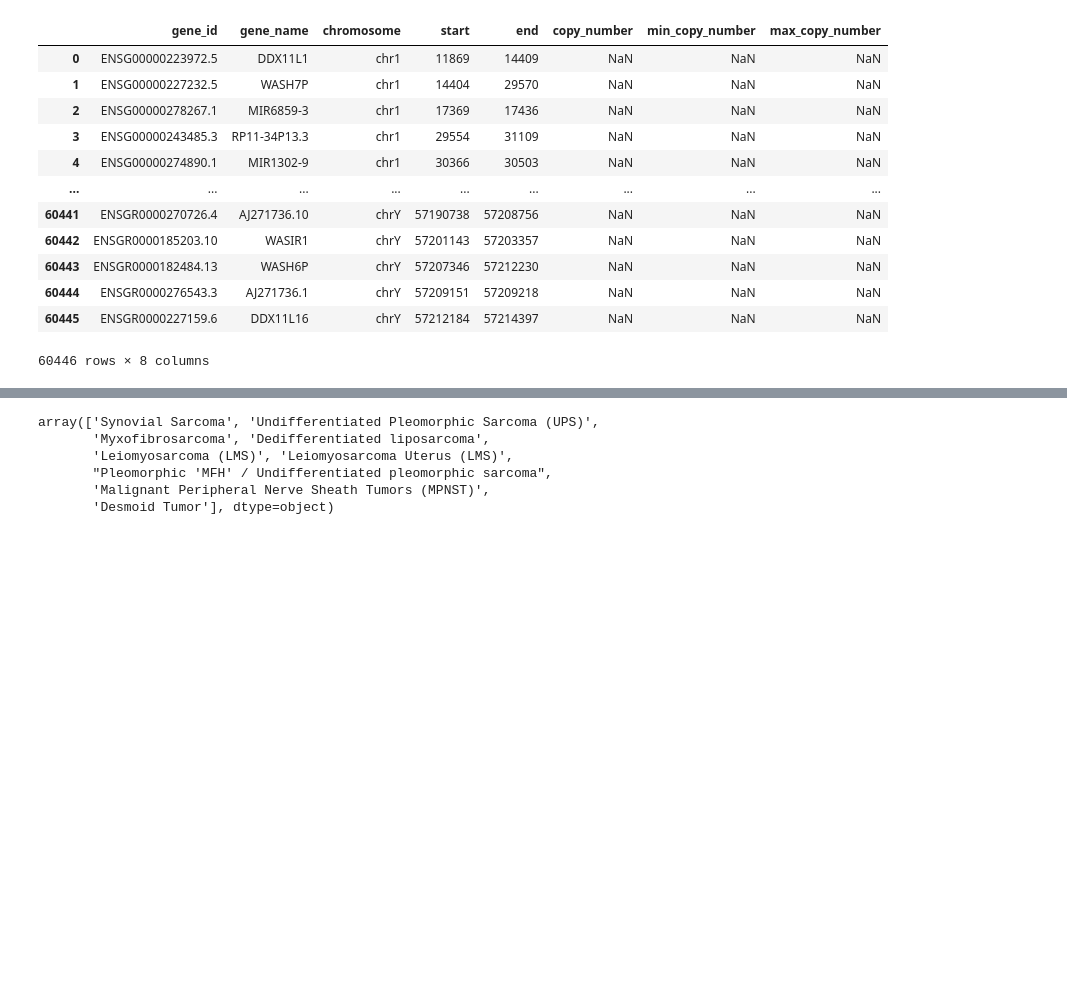
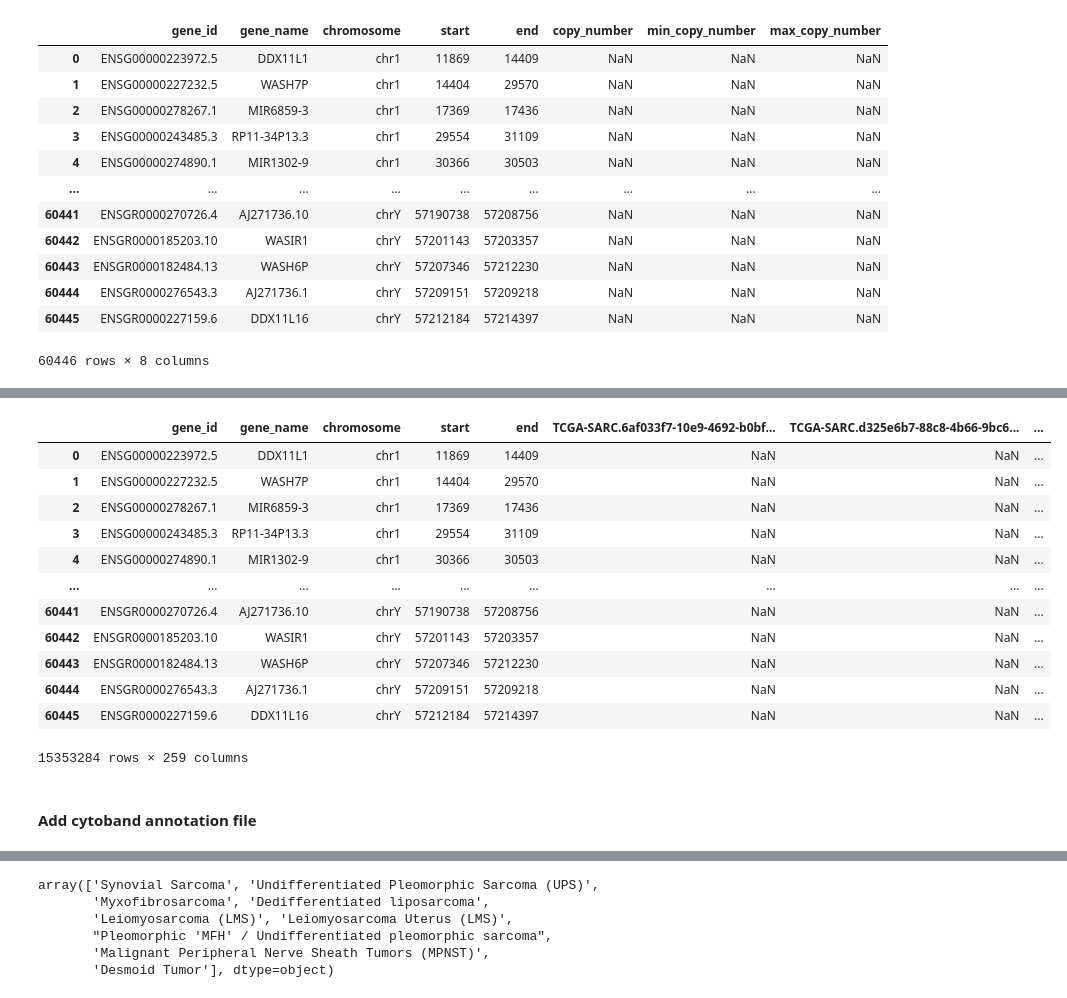
Before and after one commit to aliciapliego/HRDsarcoma, a Jupyter notebook: python_scrips/gene_level_CNV.ipynb, the cells around one changed output, grey strips where cells are left out. Cells and saved outputs as stored; diff of their text form; code cells hidden in the pictures; blank space fills up the shorter version.

```diff
--- a/python_scrips/gene_level_CNV.ipynb
+++ b/python_scrips/gene_level_CNV.ipynb
@@ -117,0 +98,20 @@ df_pre
+# %%
+df_concat = pd.concat(df_pre,)
+# %%
+df_concat
+# %% [output]
+|  | gene_id | gene_name | chromosome | start | end | TCGA-SARC.6af033f7-10e9-4692-b0bf... | TCGA-SARC.d325e6b7-88c8-4b66-9bc6... | ... |
+| 0 | ENSG00000223972.5 | DDX11L1 | chr1 | 11869 | 14409 | NaN | NaN | ... |
+| 1 | ENSG00000227232.5 | WASH7P | chr1 | 14404 | 29570 | NaN | NaN | ... |
+| 2 | ENSG00000278267.1 | MIR6859-3 | chr1 | 17369 | 17436 | NaN | NaN | ... |
+| 3 | ENSG00000243485.3 | RP11-34P13.3 | chr1 | 29554 | 31109 | NaN | NaN | ... |
+| 4 | ENSG00000274890.1 | MIR1302-9 | chr1 | 30366 | 30503 | NaN | NaN | ... |
+| ... | ... | ... | ... | ... | ... | ... | ... | ... |
+| 60441 | ENSGR0000270726.4 | AJ271736.10 | chrY | 57190738 | 57208756 | NaN | NaN | ... |
+| 60442 | ENSGR0000185203.10 | WASIR1 | chrY | 57201143 | 57203357 | NaN | NaN | ... |
+| 60443 | ENSGR0000182484.13 | WASH6P | chrY | 57207346 | 57212230 | NaN | NaN | ... |
+| 60444 | ENSGR0000276543.3 | AJ271736.1 | chrY | 57209151 | 57209218 | NaN | NaN | ... |
+| 60445 | ENSGR0000227159.6 | DDX11L16 | chrY | 57212184 | 57214397 | NaN | NaN | ... |
+15353284 rows × 259 columns
+# %% [markdown]
+#### Add cytoband annotation file
```
Also changed, not shown: parts of 12 cells of this notebook, 24 other files.
